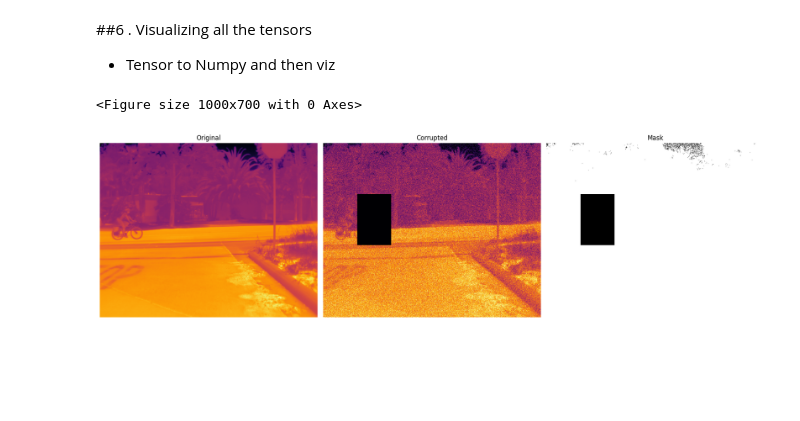
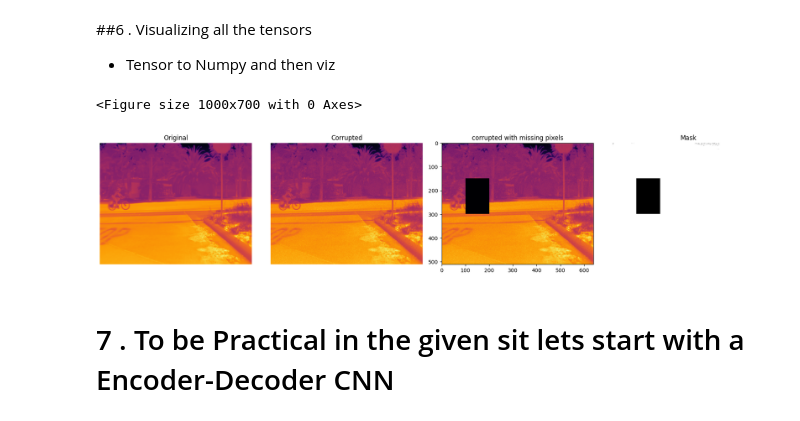
Before and after one commit to tether007/DIP, a Jupyter notebook: MPP_Preprocessing.ipynb, the cells around one changed output. Cells and saved outputs as stored; diff of their text form; code cells hidden in the pictures; blank space fills up the shorter version.

```diff
--- a/MPP_Preprocessing.ipynb
+++ b/MPP_Preprocessing.ipynb
@@ -139,7 +122,11 @@ normalized = cv2.normalize(
 #3 . Adding Gausian noise to simulate for NOW
 # %%
 import numpy as np
-noise = np.random.normal(0, 0.1, normalized.shape)
+
+noise = np.random.normal(0, 0.02, normalized.shape)
 
 corrupted = normalized + noise
+
 corrupted = np.clip(corrupted, 0, 1)
+
+corrupted = corrupted.astype(np.float32)
@@ -163,4 +155,6 @@ axes[1].axis('off')
 # %% [markdown]
 ## 3.1 Adding missing(to simulate inpainting )
 # %%
-corrupted[150:300, 100:200] = 0
+corrupted2 = corrupted.copy()
+
+corrupted2[150:300, 100:200] = 0
@@ -183,7 +182,7 @@ axes[1].axis('off')
 #4 . Creating a simple Mask for the given image
 *. As simple as valid pixel -> 1, else 0
 # %%
-mask = (corrupted > 0).astype(np.float32)
+mask = (corrupted2 > 0).astype(np.float32)
 # %%
 mask
 # %% [output]
@@ -206,0 +214,3 @@ image_tensor = image_tensor.unsqueeze(0).unsqueeze(0)# adding an extra dimension
+# %%
+corr2_tensor = torch.tensor(corrupted2).float()
+corr2_tensor = corr2_tensor.unsqueeze(0).unsqueeze(0)
@@ -220,28 +236,36 @@ org_tensor = org_tensor.unsqueeze(0).unsqueeze(0)
 # %%
 original_np = org_tensor.squeeze().cpu().numpy()
 corrupted_np = image_tensor.squeeze().cpu().numpy()
+corrupted2_np = corr2_tensor.squeeze().cpu().numpy()
 mask_np = mask_tensor.squeeze().cpu().numpy()
 
 plt.figure(figsize=(10,7))
-fig, axes = plt.subplots(1, 3, figsize=(18, 5))
+fig, axes = plt.subplots(1, 4, figsize=(18, 5))
 
 # Original
 axes[0].imshow(original_np, cmap='inferno')
 axes[0].set_title("Original")
 axes[0].axis('off')
 
-# Corrupted
+# Corrupted wiht noise
 axes[1].imshow(corrupted_np, cmap='inferno')
 axes[1].set_title("Corrupted")
 axes[1].axis('off')
 
+#corrupted with degradation(pixel missing)
+axes[2].imshow(corrupted2, cmap="inferno")
+axes[2].set_title("corrupted with missing pixels")
+axes[1].axis('off')
+
 # Mask
-axes[2].imshow(mask_np, cmap='gray')
-axes[2].set_title("Mask")
-axes[2].axis('off')
+axes[3].imshow(mask_np, cmap='gray')
+axes[3].set_title("Mask")
+axes[3].axis('off')
 
 plt.tight_layout()
 plt.show()
 # %% [output]
 <Figure size 1000x700 with 0 Axes>
-[figure, old version]
+[figure, new version]
+# %% [markdown]
+# 7 . To be Practical in the given sit lets start with a Encoder-Decoder CNN
```
Also changed, not shown: parts of 27 cells of this notebook.
